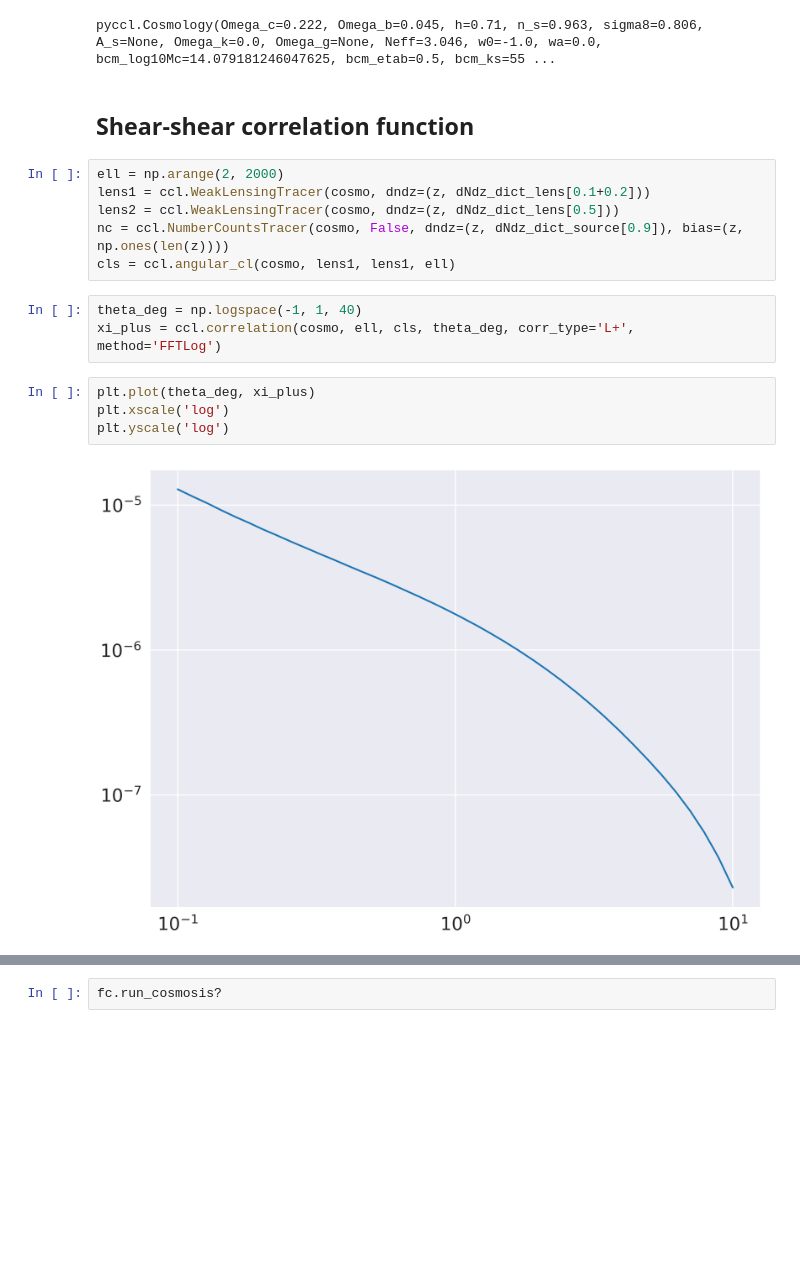
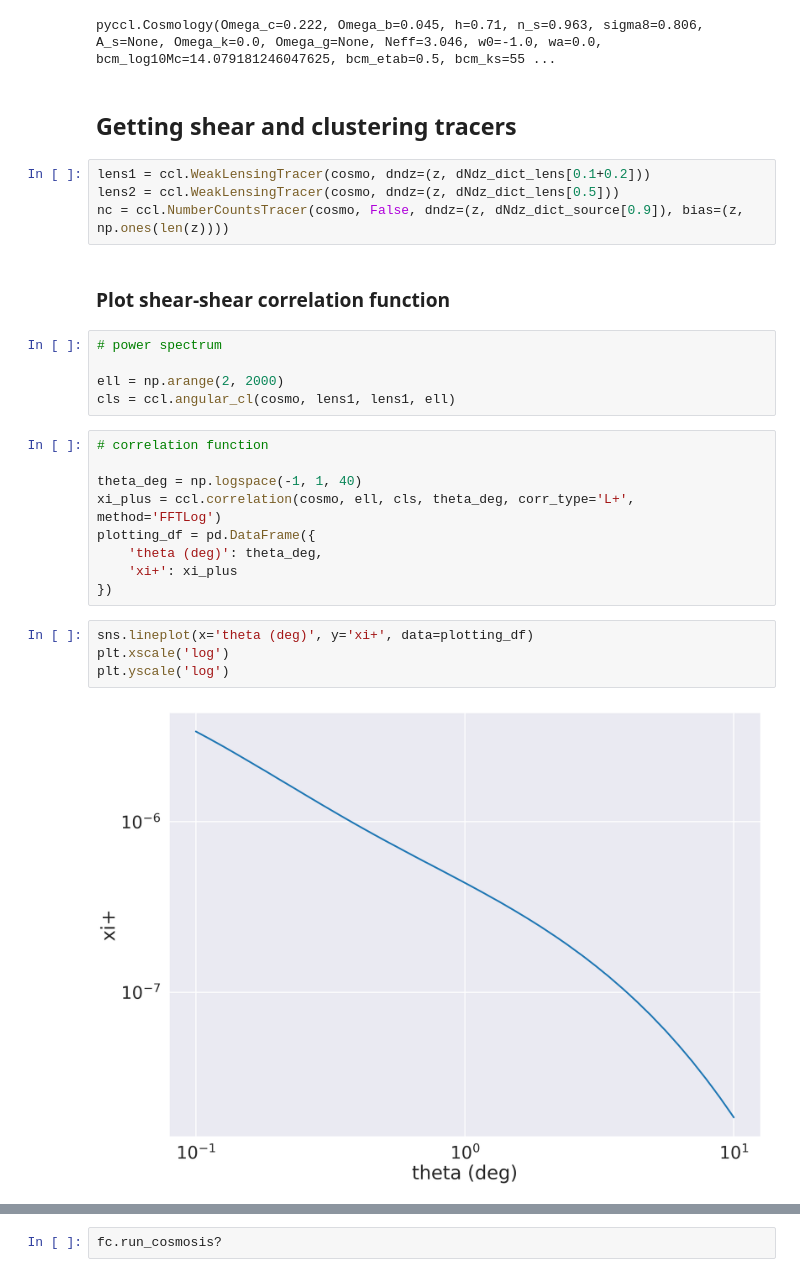
Before and after one commit to hsnee/PZ_project, a Jupyter notebook: firecrown.ipynb, the cells around one changed output, grey strips where cells are left out. Saved outputs shown, nothing was run; the diff lists cells and outputs as text; blank space fills up the shorter version.

```diff
--- a/firecrown.ipynb
+++ b/firecrown.ipynb
@@ -99,21 +103,32 @@ cosmo = ccl.Cosmology(Omega_c=0.222, Omega_b=0.045, h=0.71, sigma8=0.806, n_s=0.
 pprint(cosmo_fid)
 # %% [output]
 pyccl.Cosmology(Omega_c=0.222, Omega_b=0.045, h=0.71, n_s=0.963, sigma8=0.806, A_s=None, Omega_k=0.0, Omega_g=None, Neff=3.046, w0=-1.0, wa=0.0, bcm_log10Mc=14.079181246047625, bcm_etab=0.5, bcm_ks=55 ...
+# %% [markdown]
+## Getting shear and clustering tracers
+# %%
+lens1 = ccl.WeakLensingTracer(cosmo, dndz=(z, dNdz_dict_lens[0.1+0.2]))
+lens2 = ccl.WeakLensingTracer(cosmo, dndz=(z, dNdz_dict_lens[0.5]))
+nc = ccl.NumberCountsTracer(cosmo, False, dndz=(z, dNdz_dict_source[0.9]), bias=(z, np.ones(len(z))))
 # %% [markdown]
-## Shear-shear correlation function
+### Plot shear-shear correlation function
-# %%
-ell = np.arange(2, 2000)
-lens1 = ccl.WeakLensingTracer(cosmo, dndz=(z, dNdz_dict_lens[0.1+0.2]))
-lens2 = ccl.WeakLensingTracer(cosmo, dndz=(z, dNdz_dict_lens[0.5]))
-nc = ccl.NumberCountsTracer(cosmo, False, dndz=(z, dNdz_dict_source[0.9]), bias=(z, np.ones(len(z))))
-cls = ccl.angular_cl(cosmo, lens1, lens1, ell)
+# %%
+# power spectrum
+
+ell = np.arange(2, 2000)
+cls = ccl.angular_cl(cosmo, lens1, lens1, ell)
 # %%
+# correlation function
+
 theta_deg = np.logspace(-1, 1, 40)
 xi_plus = ccl.correlation(cosmo, ell, cls, theta_deg, corr_type='L+', method='FFTLog')
+plotting_df = pd.DataFrame({
+    'theta (deg)': theta_deg,
+    'xi+': xi_plus
+})
 # %%
-plt.plot(theta_deg, xi_plus)
+sns.lineplot(x='theta (deg)', y='xi+', data=plotting_df)
 plt.xscale('log')
 plt.yscale('log')
 # %% [output]
-[figure, old version]
+[figure, new version]
 # %% [markdown]
```
Also changed, not shown: parts of 5 cells of this notebook.
